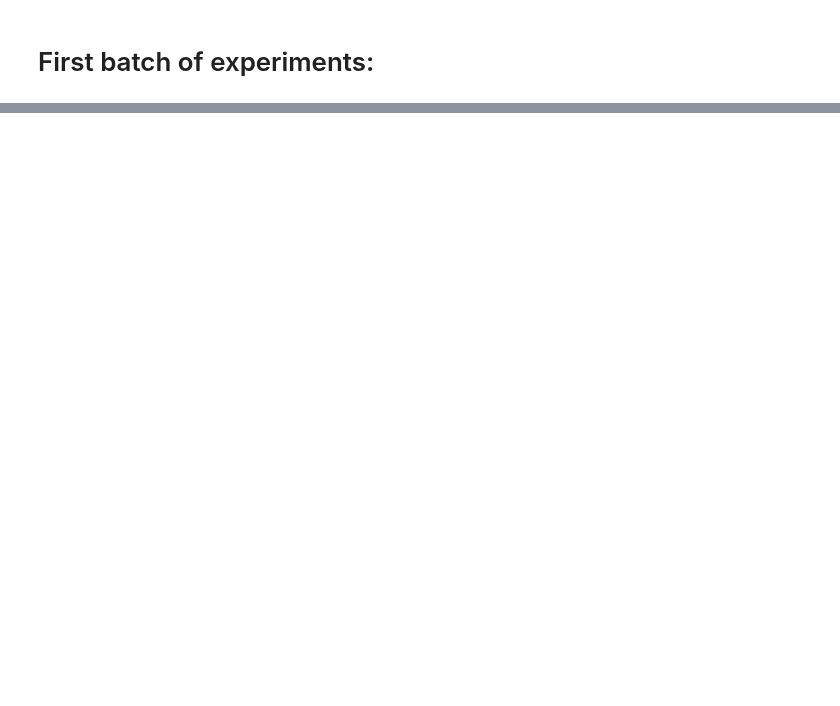
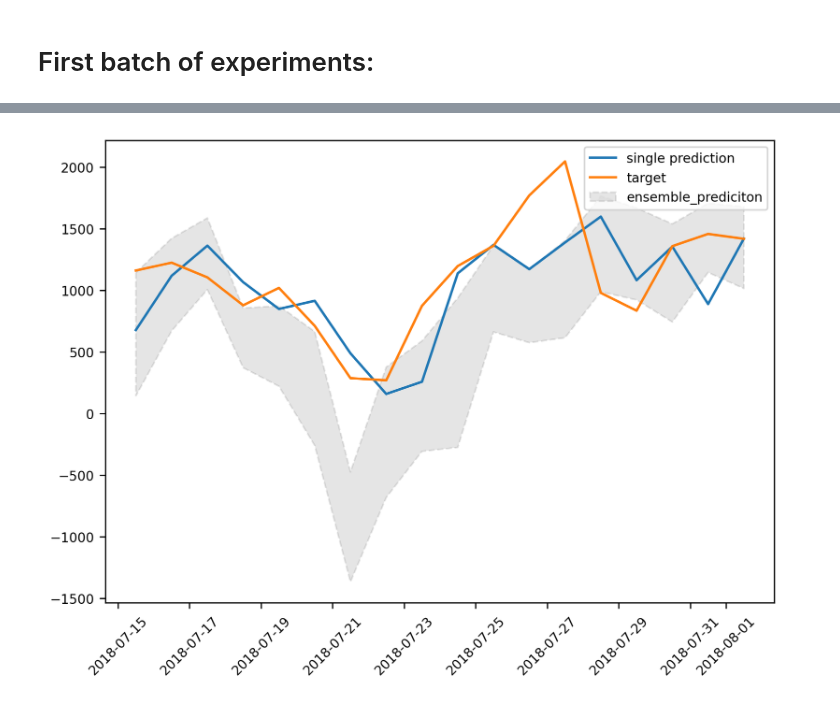
Before and after one commit to ECMWFCode4Earth/diffusion-models-for-weather-prediction, a Jupyter notebook: nb_bologna_heatwave.ipynb, the cells around one changed output, grey strips where cells are left out. Saved outputs shown, nothing was run; the diff lists cells and outputs as text; code cells hidden in the pictures; blank space fills up the shorter version.

```diff
--- a/nb_bologna_heatwave.ipynb
+++ b/nb_bologna_heatwave.ipynb
@@ -83,0 +144,14 @@ Ensemble or RMSEs: 679.3 +/- 0.3
+# %%
+p = predictions_inner.isel({"lat": 0, "lon": 1}).z_500.isel(init_time=slice(10,-10))
+t = targets_inner.isel({"lat": 0, "lon": 1}).z_500.isel(init_time=slice(10,-10))
+p_e = predictions_ensemble_inner.isel({"lat": 0, "lon": 1}).z_500.isel(init_time=slice(10,-10))
+
+plt.plot(p.init_time, p, label="single prediction")
+plt.plot(p.init_time, t, label="target")
+
+plt.fill_between(p.init_time, np.min(p_e, axis=0), np.max(p_e, axis=0), alpha=0.1, color="k", linestyle="--", label="ensemble_prediciton")
+plt.xticks(rotation=45)
+plt.legend()
+plt.show()
+# %% [output]
+[figure, added]
```
Also changed, not shown: parts of 15 cells of this notebook, 28 other files.
